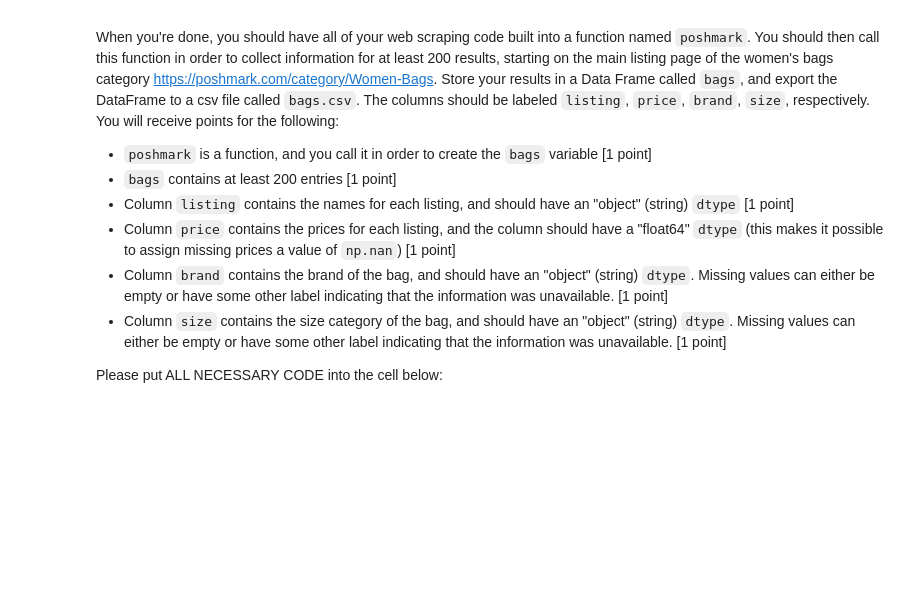
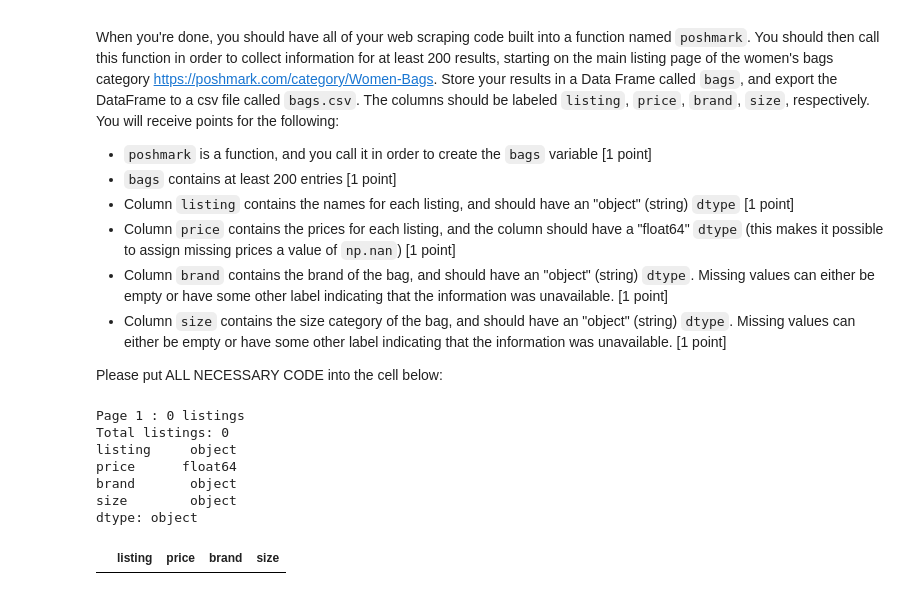
Before and after one commit to marvidal10/econ8320-assignment-07, a Jupyter notebook: Lesson.ipynb, the cells around one changed output. Drawn from its saved outputs; the diff is of its cells as text; code cells hidden in the pictures; blank space fills up the shorter version.

```diff
--- a/Lesson.ipynb
+++ b/Lesson.ipynb
@@ -481,50 +481,38 @@ import time
 def poshmark(startURL, max_pages=5):
 
     headers = {
-        "User-Agent": "Mozilla/5.0 (Windows NT 10.0; Win64; x64) "
-                      "AppleWebKit/537.36 (KHTML, like Gecko) "
-                      "Chrome/122.0.0.0 Safari/537.36"
+        "User-Agent": "Mozilla/5.0 (Windows NT 10.0; Win64; x64) AppleWebKit/537.36 Chrome/122.0.0.0 Safari/537.36"
     }
 
     all_data = []
 
     for page in range(1, max_pages + 1):
 
-        # First page uses the original URL
         if page == 1:
             url = startURL
         else:
-            url = f"{startURL}?max_id={page}"
+            url = f"https://poshmark.com/category/Women-Bags?max_id={page}"
 
-        try:
-            response = requests.get(
-                url, headers=headers, timeout=30
-            )
-            response.raise_for_status()
-        except requests.RequestException as error:
-            print(f"Error retrieving page {page}: {error}")
-            break
-
+        response = requests.get(url, headers=headers, timeout=30)
         soup = BeautifulSoup(response.text, "html.parser")
 
-        # Find all listings on the current page
         listings = soup.find_all("div", class_="card--small")
 
-        print(f"Page {page}: found {len(listings)} listings")
+        print("Page", page, ":", len(listings), "listings")
 
-        if not listings:
+        if len(listings) == 0:
             break
 
         for tile in listings:
 
-            # 1. Listing name
+            # Listing name
             title_tag = tile.find("a", class_="tile__title")
             if title_tag:
                 listing = title_tag.get_text(" ", strip=True)
             else:
                 listing = ""
 
-            # 2. Price
+            # Price
             price = np.nan
             price_tag = tile.find("div", class_="m--t--1")
 
@@ -533,20 +521,17 @@ def poshmark(startURL, max_pages=5):
                     r"\$\s*([\d,]+(?:\.\d{1,2})?)",
                     price_tag.get_text(" ", strip=True)
                 )
+                if match:
+                    price = float(match.group(1).replace(",", ""))
 
-                if match:
-                    price = float(
-                        match.group(1).replace(",", "")
-                    )
-
-            # 3. Brand
+            # Brand
             brand = ""
             brand_tag = tile.find("a", class_="tile__brand")
 
             if brand_tag:
                 brand = brand_tag.get_text(" ", strip=True)
 
-            # 4. Size
+            # Size
             size = ""
             size_tag = tile.find(
                 "a", class_="tile__details__pipe__size"
@@ -559,48 +544,50 @@ def poshmark(startURL, max_pages=5):
                     size_text,
                     flags=re.IGNORECASE
                 )
-
                 if match:
                     size = match.group(1).strip()
 
             all_data.append([listing, price, brand, size])
 
-        # Pause between page requests
         if page < max_pages:
             time.sleep(2)
 
-    # Create the required DataFrame
     bags = pd.DataFrame(
         all_data,
         columns=["listing", "price", "brand", "size"]
     )
 
-    # Set the required column types
     bags["listing"] = bags["listing"].astype("object")
     bags["price"] = pd.to_numeric(
         bags["price"], errors="coerce"
     ).astype("float64")
     bags["brand"] = bags["brand"].fillna("").astype("object")
     bags["size"] = bags["size"].fillna("").astype("object")
 
     return bags
 
 
-# Collect data starting from the Women's Bags page
+# Collect the listings
 bags = poshmark(
     "https://poshmark.com/category/Women-Bags",
     max_pages=5
 )
 
 # Check the results
-print("\nTotal listings collected:", len(bags))
-print("\nColumn data types:")
+print("Total listings:", len(bags))
 print(bags.dtypes)
 
-# Save the required CSV file
+# Export to CSV
 bags.to_csv("bags.csv", index=False)
 
-print("\nCSV saved successfully!")
-print("Rows and columns:", bags.shape)
-
+# Display the first 10 rows
 display(bags.head(10))
+# %% [output]
+Page 1 : 0 listings
+Total listings: 0
+listing     object
+price      float64
+brand       object
+size        object
+dtype: object
+|  | listing | price | brand | size |
```
